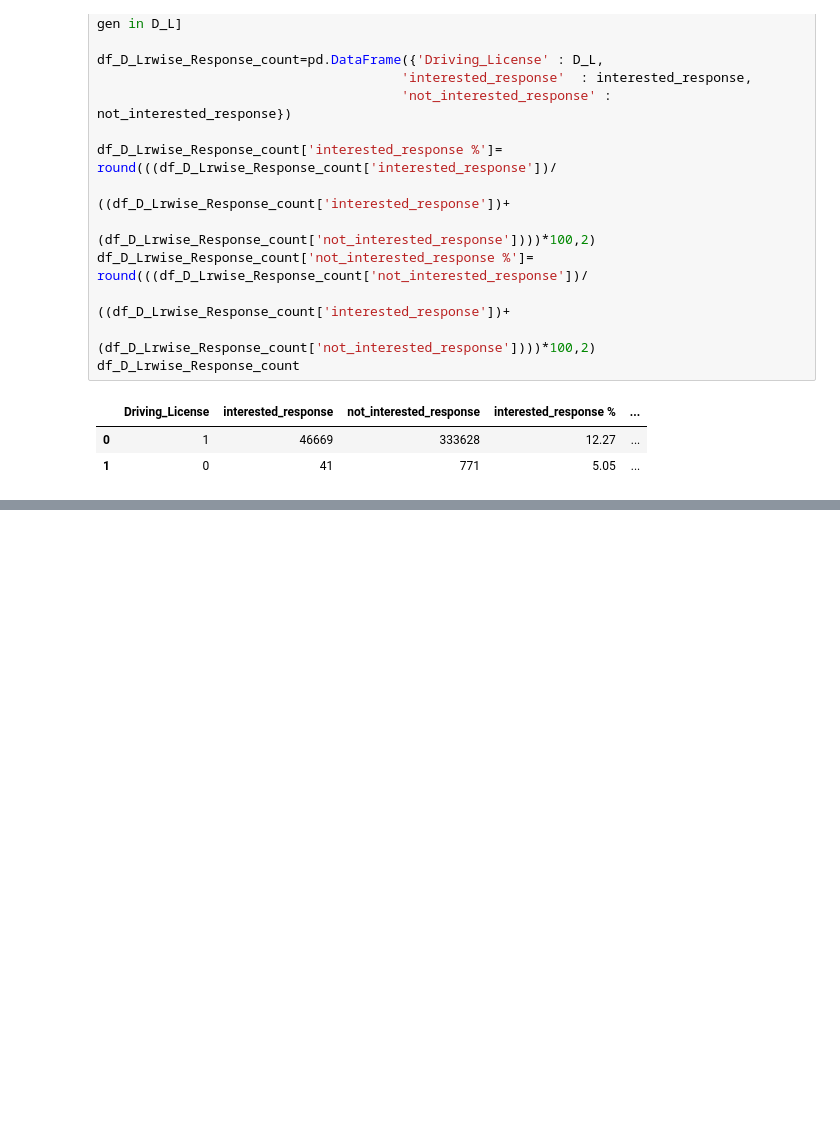
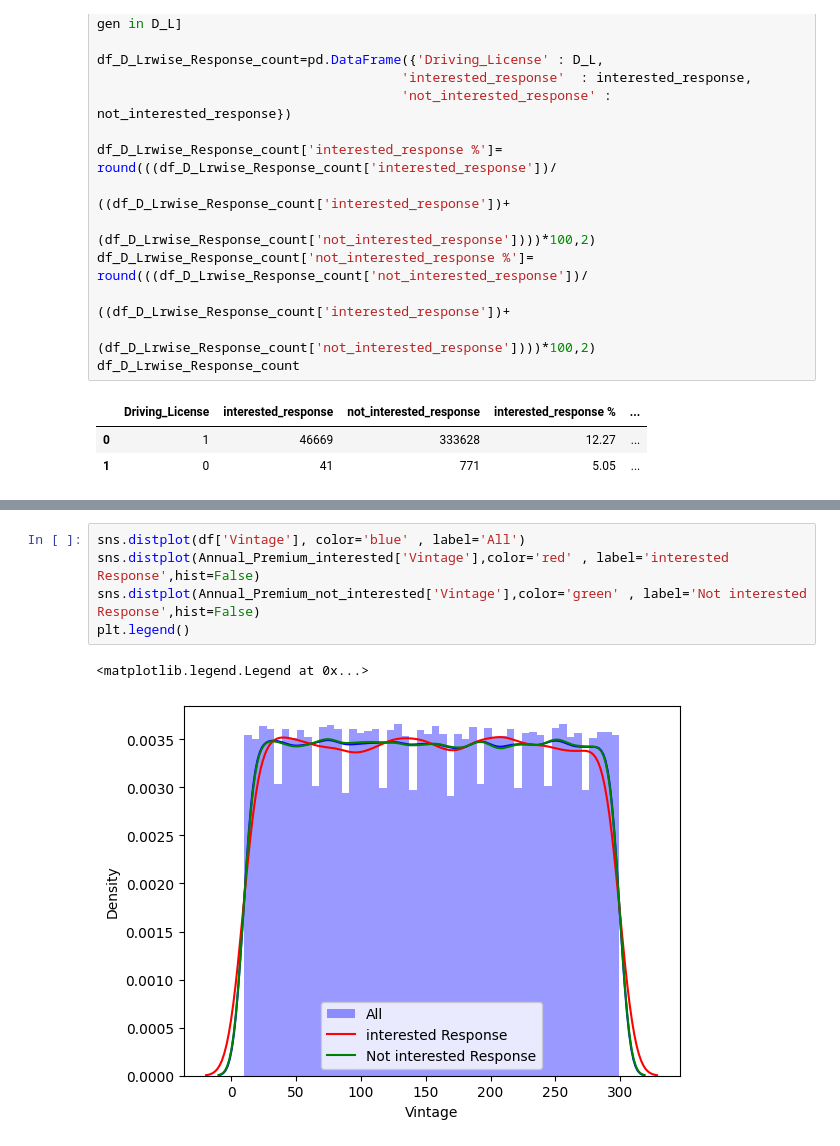
Before and after one commit to tusharraskar/Health-Insurance-Cross-Sell-Prediction, a Jupyter notebook: Health Insurance Cross Sell Prediction.ipynb, the cells around one changed output, grey strips where cells are left out. Saved outputs shown, nothing was run; the diff lists cells and outputs as text; blank space fills up the shorter version.

```diff
--- a/Health Insurance Cross Sell Prediction.ipynb
+++ b/Health Insurance Cross Sell Prediction.ipynb
@@ -924,0 +997,8 @@ Yes, the gained insight can help create a positive business impact. By targeting
+# %%
+sns.distplot(df['Vintage'], color='blue' , label='All')
+sns.distplot(Annual_Premium_interested['Vintage'],color='red' , label='interested Response',hist=False)
+sns.distplot(Annual_Premium_not_interested['Vintage'],color='green' , label='Not interested Response',hist=False)
+plt.legend()
+# %% [output]
+<matplotlib.legend.Legend at 0x...>
+[figure, added]
```
Also changed, not shown: parts of 90 cells of this notebook.
